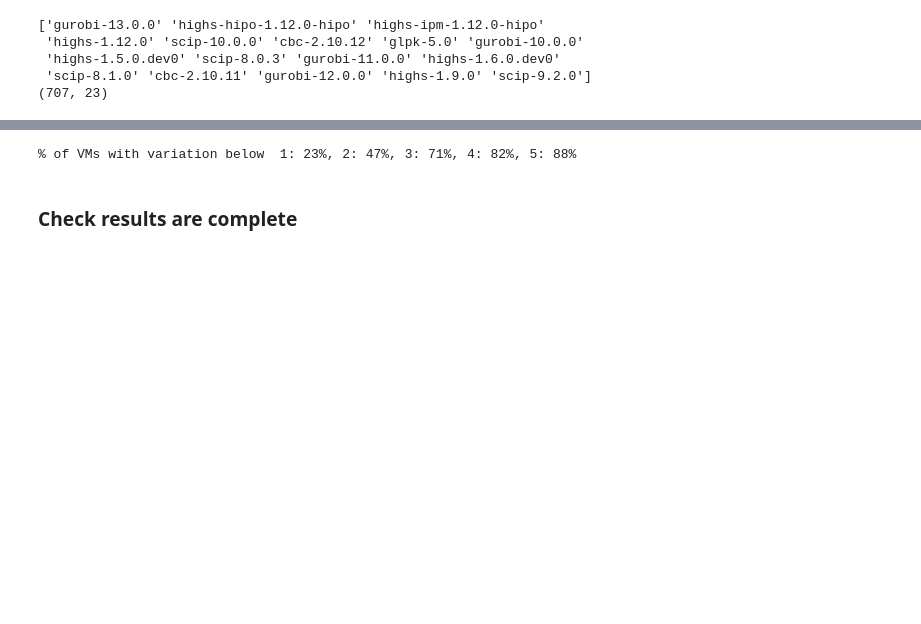
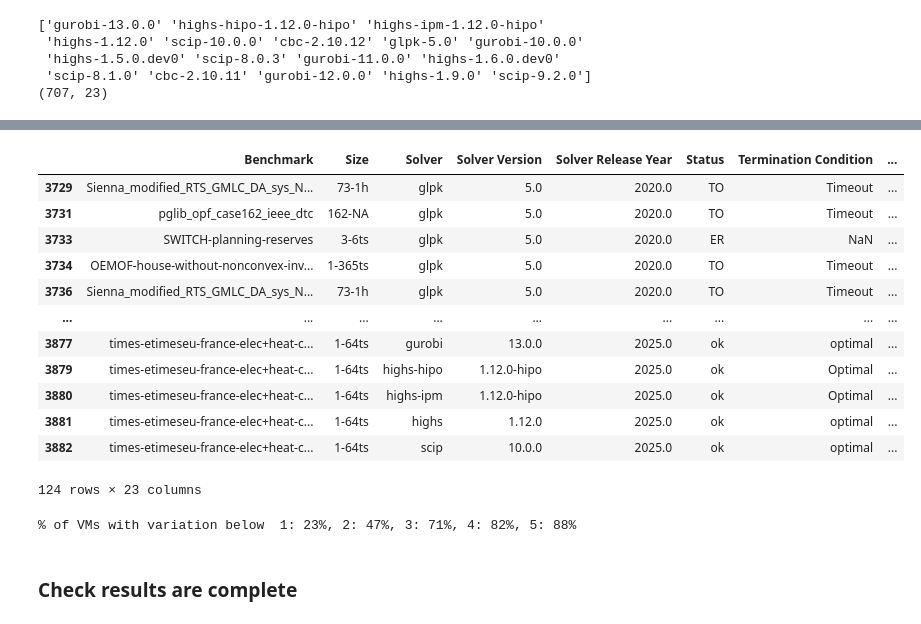
Before and after one commit to open-energy-transition/solver-benchmark, a Jupyter notebook: notebooks/run-v2.ipynb, the cells around one changed output, grey strips where cells are left out. Saved outputs shown, nothing was run; the diff lists cells and outputs as text; code cells hidden in the pictures; blank space fills up the shorter version.

```diff
--- a/notebooks/run-v2.ipynb
+++ b/notebooks/run-v2.ipynb
@@ -1511,3 +1608,22 @@ runtime_stats.query(
+# %%
+results[
+    (results["Hostname"] == "benchmark-instance-s-m-08")
+    & (results["Run ID"] == "20251228-rerun-3")
+]
+# %% [output]
+|  | Benchmark | Size | Solver | Solver Version | Solver Release Year | Status | Termination Condition | ... |
+| 3729 | Sienna_modified_RTS_GMLC_DA_sys_N... | 73-1h | glpk | 5.0 | 2020.0 | TO | Timeout | ... |
+| 3731 | pglib_opf_case162_ieee_dtc | 162-NA | glpk | 5.0 | 2020.0 | TO | Timeout | ... |
+| 3733 | SWITCH-planning-reserves | 3-6ts | glpk | 5.0 | 2020.0 | ER | NaN | ... |
+| 3734 | OEMOF-house-without-nonconvex-inv... | 1-365ts | glpk | 5.0 | 2020.0 | TO | Timeout | ... |
+| 3736 | Sienna_modified_RTS_GMLC_DA_sys_N... | 73-1h | glpk | 5.0 | 2020.0 | TO | Timeout | ... |
+| ... | ... | ... | ... | ... | ... | ... | ... | ... |
+| 3877 | times-etimeseu-france-elec+heat-c... | 1-64ts | gurobi | 13.0.0 | 2025.0 | ok | optimal | ... |
+| 3879 | times-etimeseu-france-elec+heat-c... | 1-64ts | highs-hipo | 1.12.0-hipo | 2025.0 | ok | Optimal | ... |
+| 3880 | times-etimeseu-france-elec+heat-c... | 1-64ts | highs-ipm | 1.12.0-hipo | 2025.0 | ok | Optimal | ... |
+| 3881 | times-etimeseu-france-elec+heat-c... | 1-64ts | highs | 1.12.0 | 2025.0 | ok | optimal | ... |
+| 3882 | times-etimeseu-france-elec+heat-c... | 1-64ts | scip | 10.0.0 | 2025.0 | ok | optimal | ... |
+124 rows × 23 columns
 # %%
 # Compute % of VMs where we've seen var lower than given bound
 perc_vms = {}
```
Also changed, not shown: parts of 9 cells of this notebook.
